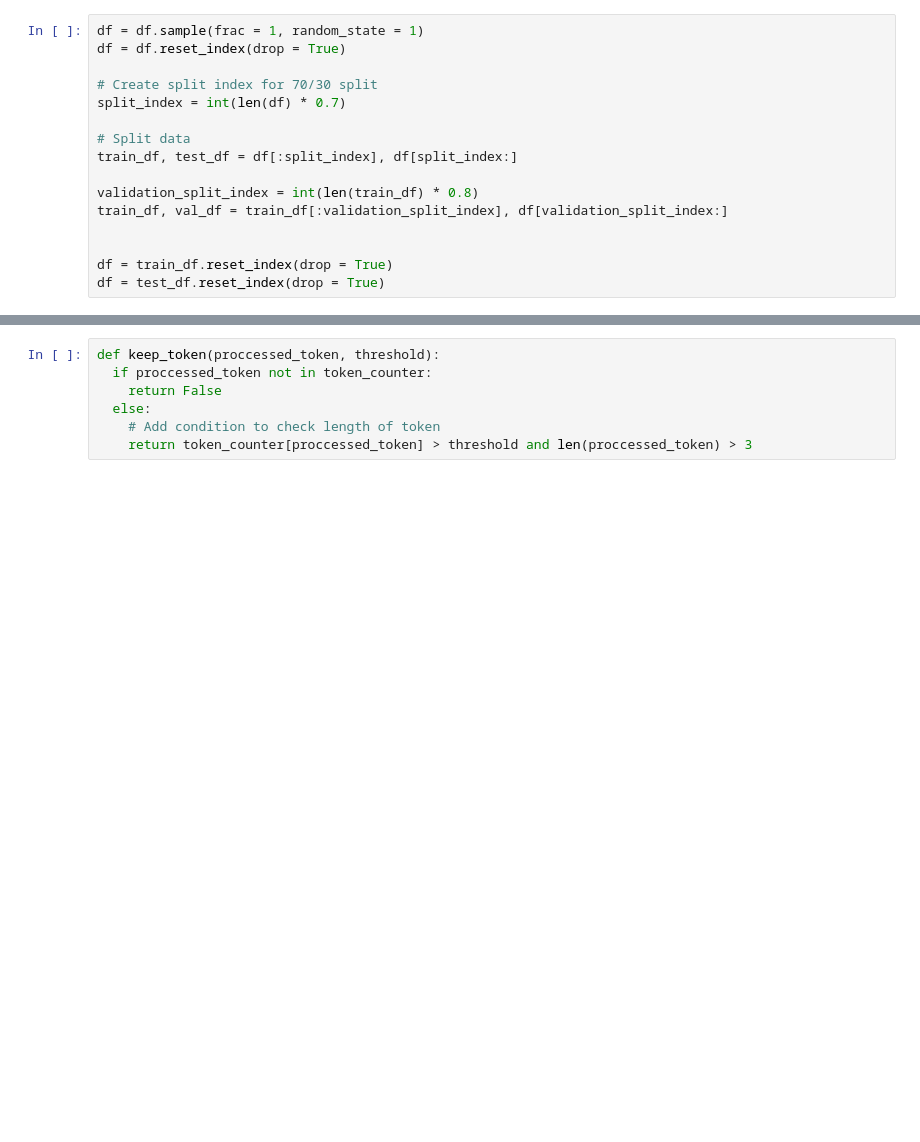
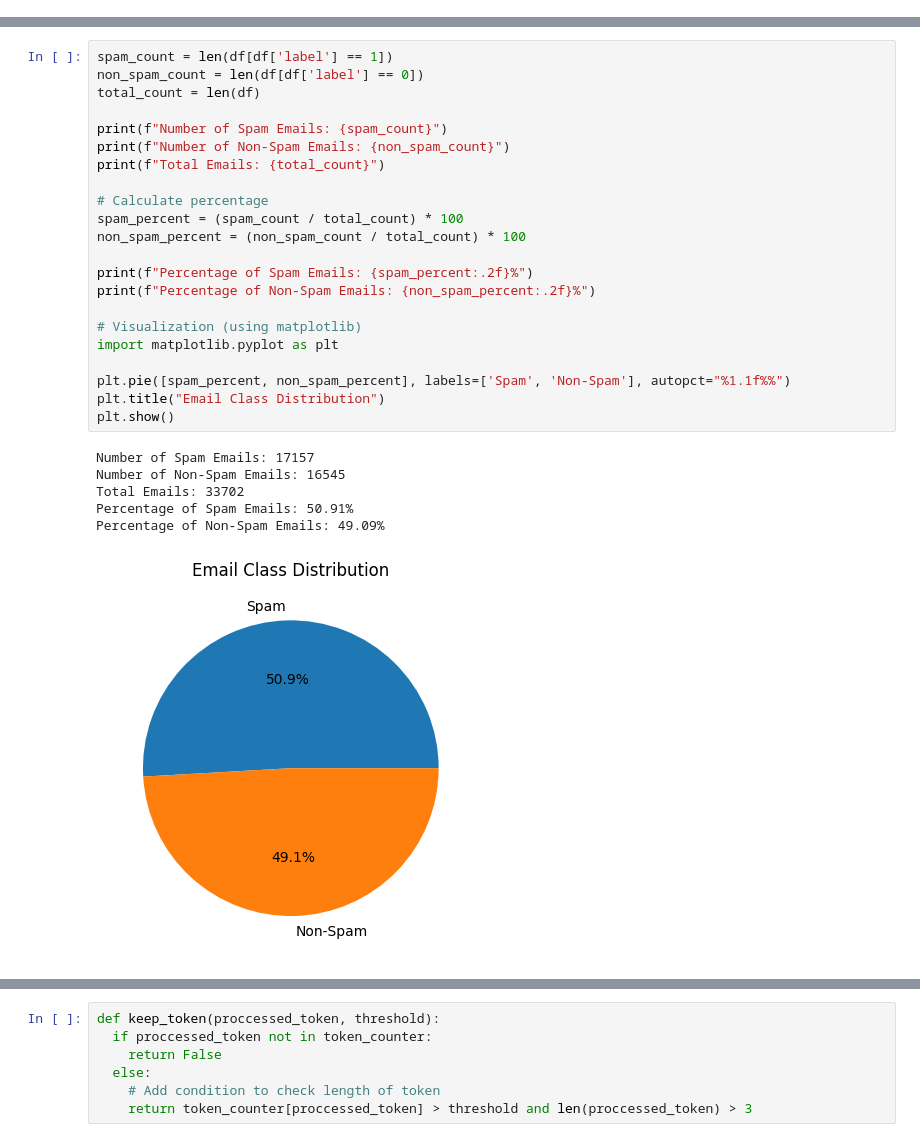
Before and after one commit to nadamdawoud/PROJECTCLASSIFICATION, a Jupyter notebook: main.ipynb, the cells around one changed output, grey strips where cells are left out. Saved outputs shown, nothing was run; the diff lists cells and outputs as text; blank space fills up the shorter version.

Commit message:
fixed tuning and added visualization

```diff
--- a/main.ipynb
+++ b/main.ipynb
@@ -119,16 +146,0 @@ df.head()
-# %%
-df = df.sample(frac = 1, random_state = 1)
-df = df.reset_index(drop = True)
-
-# Create split index for 70/30 split
-split_index = int(len(df) * 0.7)
-
-# Split data
-train_df, test_df = df[:split_index], df[split_index:]
-
-validation_split_index = int(len(train_df) * 0.8)
-train_df, val_df = train_df[:validation_split_index], df[validation_split_index:]
-
-
-df = train_df.reset_index(drop = True)
-df = test_df.reset_index(drop = True)
@@ -145,0 +195,29 @@ print(len(test_df))
+# %%
+spam_count = len(df[df['label'] == 1])
+non_spam_count = len(df[df['label'] == 0])
+total_count = len(df)
+
+print(f"Number of Spam Emails: {spam_count}")
+print(f"Number of Non-Spam Emails: {non_spam_count}")
+print(f"Total Emails: {total_count}")
+
+# Calculate percentage
+spam_percent = (spam_count / total_count) * 100
+non_spam_percent = (non_spam_count / total_count) * 100
+
+print(f"Percentage of Spam Emails: {spam_percent:.2f}%")
+print(f"Percentage of Non-Spam Emails: {non_spam_percent:.2f}%")
+
+# Visualization (using matplotlib)
+import matplotlib.pyplot as plt
+
+plt.pie([spam_percent, non_spam_percent], labels=['Spam', 'Non-Spam'], autopct="%1.1f%%")
+plt.title("Email Class Distribution")
+plt.show()
+# %% [output]
+Number of Spam Emails: 17157
+Number of Non-Spam Emails: 16545
+Total Emails: 33702
+Percentage of Spam Emails: 50.91%
+Percentage of Non-Spam Emails: 49.09%
+[figure, added]
```
Also changed, not shown: parts of 34 cells of this notebook.
